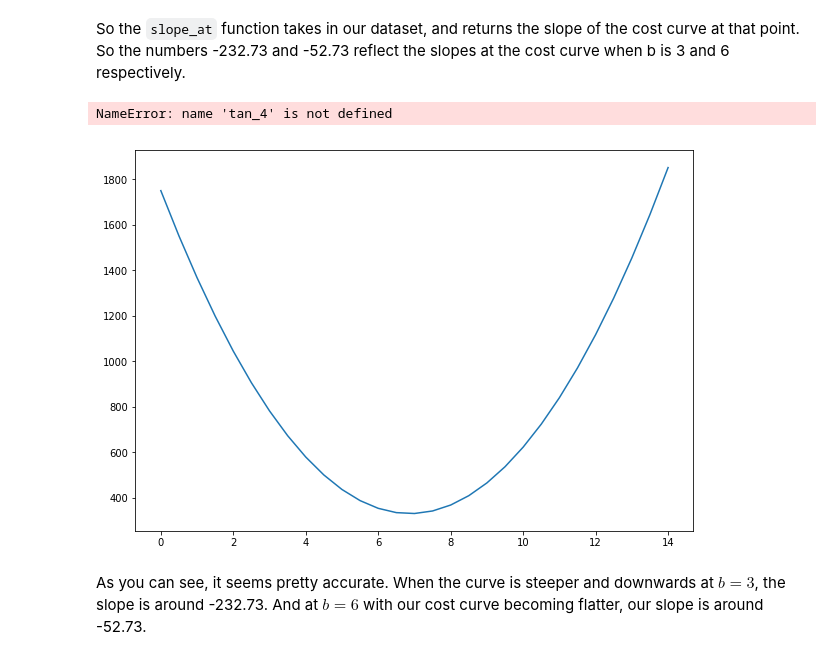
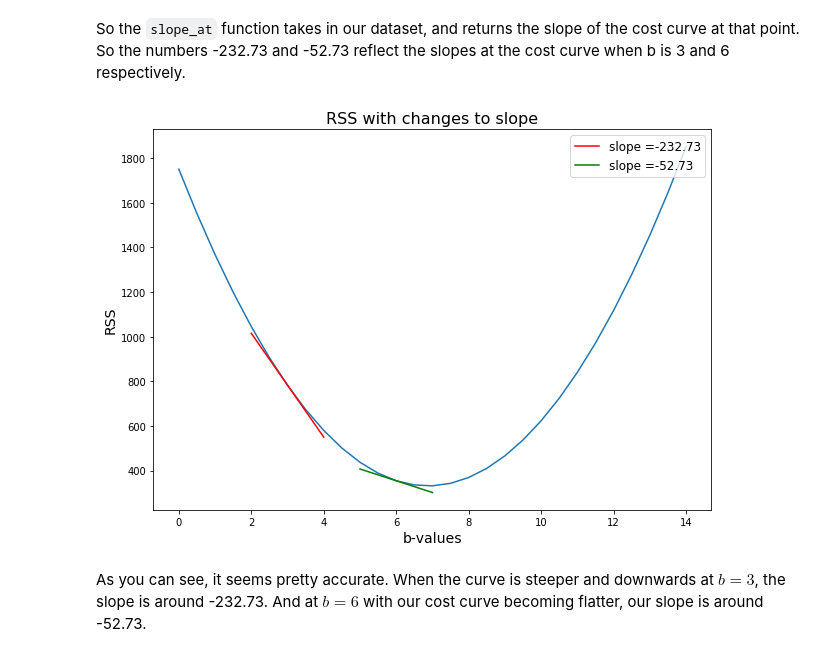
Before and after one commit to steeznation16/dsc-2-14-12-gradient-descent-step-sizes-lab-online-ds-ft-100118, a Jupyter notebook: index.ipynb, the cells around one changed output. Cells and saved outputs as stored; diff of their text form; code cells hidden in the pictures.

```diff
--- a/index.ipynb
+++ b/index.ipynb
@@ -160,17 +160,16 @@ tan_6 = rss_6+slope_6*(x_6-6)
 # %%
 plt.figure(figsize=(10,7))
 plt.plot(bval_RSS[:,0], bval_RSS[:,1], '-')
-plt.plot(x_3, tan_4, color = "red",  label = "slope =" + str(round(slope_4,2)))
+plt.plot(x_3, tan_3, color = "red",  label = "slope =" + str(round(slope_3,2)))
 plt.plot(x_6, tan_6, color = "green",  label = "slope =" + str(round(slope_6,2)))
 
 plt.xlabel("b-values", fontsize=14)
 plt.ylabel("RSS", fontsize=14)
 plt.legend(loc='upper right', fontsize='large')
 
 plt.title("RSS with changes to slope", fontsize=16);
 # %% [output]
-NameError: name 'tan_4' is not defined
-[figure, old version]
+[figure, new version]
 # %% [markdown]
 As you can see, it seems pretty accurate.  When the curve is steeper and downwards at $b = 3$, the slope is around -232.73.  And at $b = 6$ with our cost curve becoming flatter, our slope is around -52.73.
 # %% [markdown]
```
